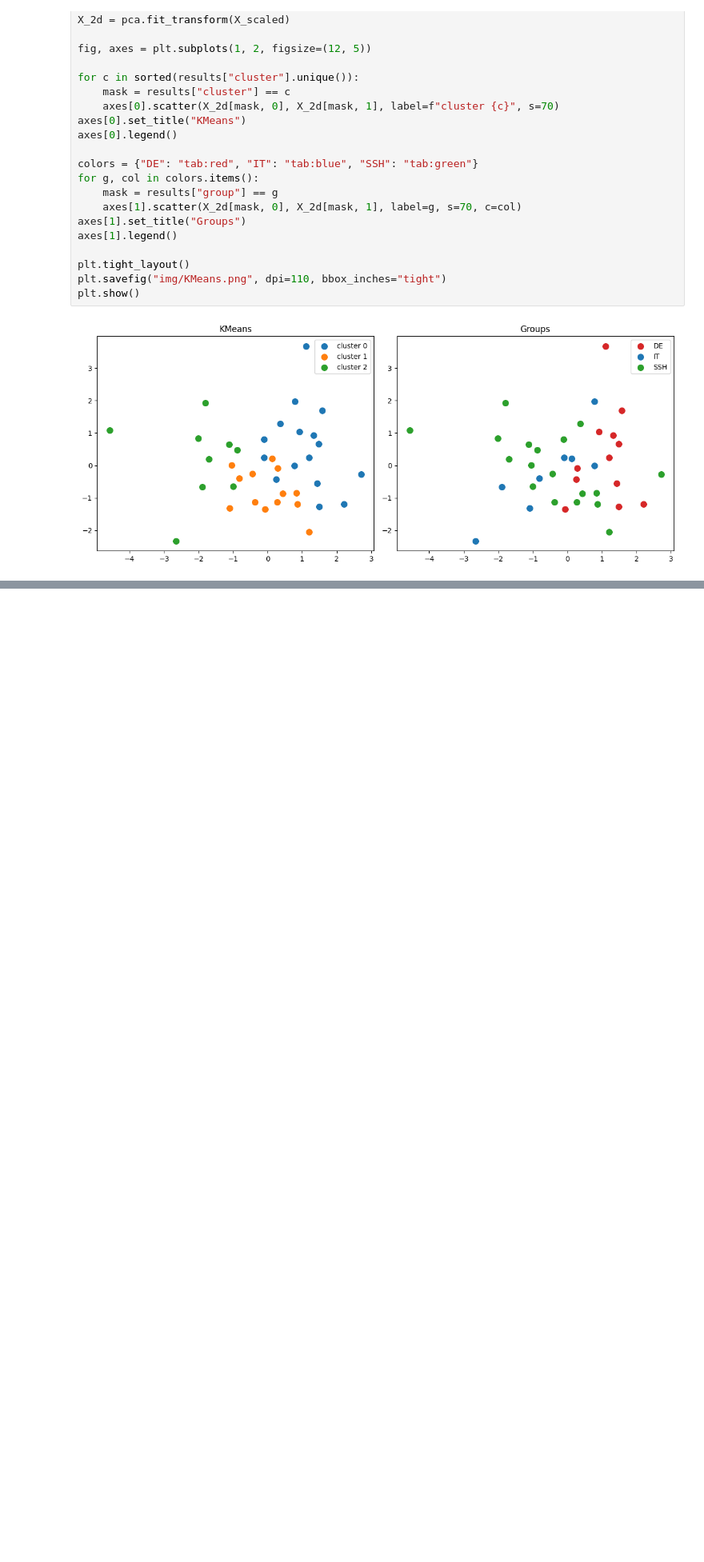
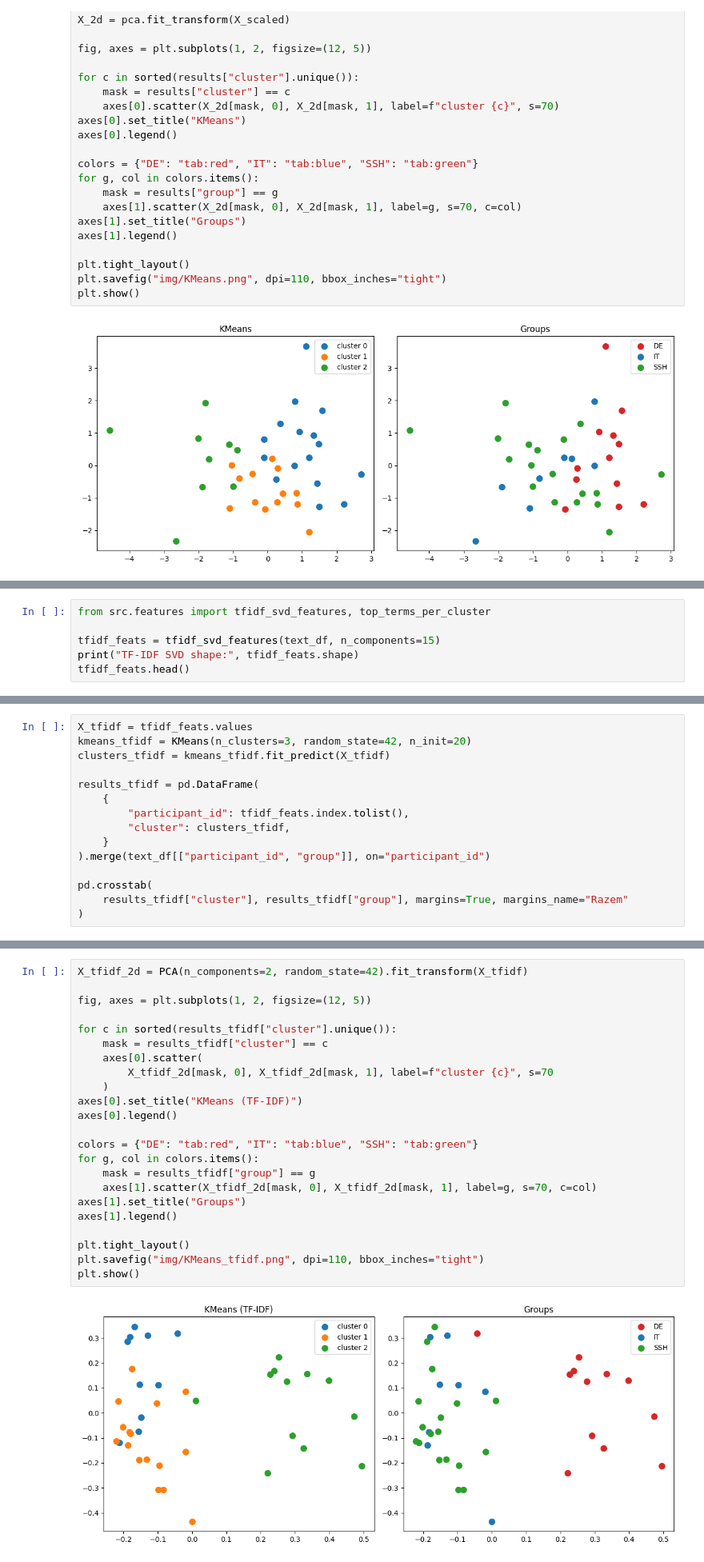
Before and after one commit to strek-o/xaifungi-analysis, a Jupyter notebook: analysis.ipynb, the cells around one changed output, grey strips where cells are left out. Shown at 80% size. Cells and saved outputs as stored; diff of their text form; blank space fills up the shorter version.

```diff
--- a/analysis.ipynb
+++ b/analysis.ipynb
@@ -163,0 +175,6 @@ plt.show()
+# %%
+from src.features import tfidf_svd_features, top_terms_per_cluster
+
+tfidf_feats = tfidf_svd_features(text_df, n_components=15)
+print("TF-IDF SVD shape:", tfidf_feats.shape)
+tfidf_feats.head()
@@ -163,0 +190,15 @@ plt.show()
+# %%
+X_tfidf = tfidf_feats.values
+kmeans_tfidf = KMeans(n_clusters=3, random_state=42, n_init=20)
+clusters_tfidf = kmeans_tfidf.fit_predict(X_tfidf)
+
+results_tfidf = pd.DataFrame(
+    {
+        "participant_id": tfidf_feats.index.tolist(),
+        "cluster": clusters_tfidf,
+    }
+).merge(text_df[["participant_id", "group"]], on="participant_id")
+
+pd.crosstab(
+    results_tfidf["cluster"], results_tfidf["group"], margins=True, margins_name="Razem"
+)
@@ -163,0 +212,25 @@ plt.show()
+# %%
+X_tfidf_2d = PCA(n_components=2, random_state=42).fit_transform(X_tfidf)
+
+fig, axes = plt.subplots(1, 2, figsize=(12, 5))
+
+for c in sorted(results_tfidf["cluster"].unique()):
+    mask = results_tfidf["cluster"] == c
+    axes[0].scatter(
+        X_tfidf_2d[mask, 0], X_tfidf_2d[mask, 1], label=f"cluster {c}", s=70
+    )
+axes[0].set_title("KMeans (TF-IDF)")
+axes[0].legend()
+
+colors = {"DE": "tab:red", "IT": "tab:blue", "SSH": "tab:green"}
+for g, col in colors.items():
+    mask = results_tfidf["group"] == g
+    axes[1].scatter(X_tfidf_2d[mask, 0], X_tfidf_2d[mask, 1], label=g, s=70, c=col)
+axes[1].set_title("Groups")
+axes[1].legend()
+
+plt.tight_layout()
+plt.savefig("img/KMeans_tfidf.png", dpi=110, bbox_inches="tight")
+plt.show()
+# %% [output]
+[figure, added]
```
Also changed, not shown: parts of 10 cells of this notebook, 1 other file.
